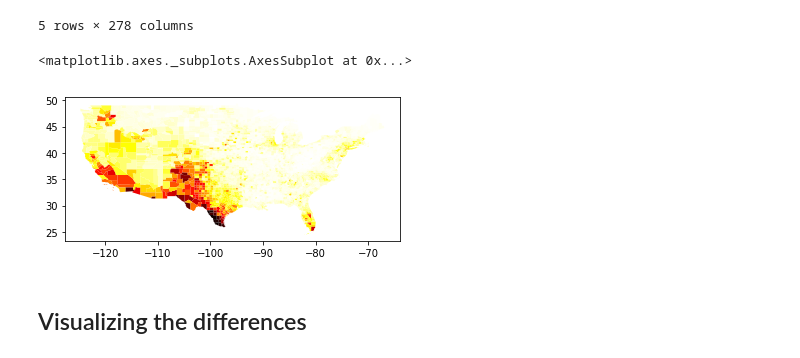
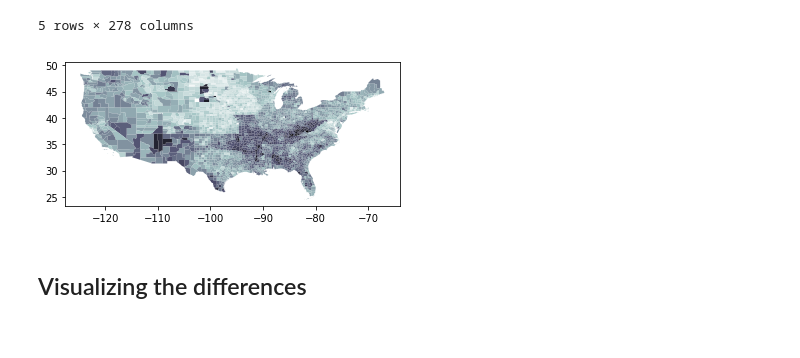
Before and after one commit to thomaspingel/geography_single_shot_notebooks, a Jupyter notebook: Group Differences using Geopandas, Pandas, and Scipy.stats.ipynb, the cells around one changed output. Saved outputs shown, nothing was run; the diff lists cells and outputs as text; code cells hidden in the pictures.

```diff
--- a/Group Differences using Geopandas, Pandas, and Scipy.stats.ipynb
+++ b/Group Differences using Geopandas, Pandas, and Scipy.stats.ipynb
@@ -97,10 +97,10 @@ gdf = counties.merge(df,left_on='geoid',right_on='fips_x')
 # %%
 # Mapping a variable:
 
-gdf.plot(column='Demographics - % Hispanic - 2019',cmap="hot_r")
+gdf.plot(column='Poor physical health days - Physically Unhealthy Days - 2019',cmap="bone_r")
+plt.savefig('poor_physical_health.png',dpi=300)
 # %% [output]
-<matplotlib.axes._subplots.AxesSubplot at 0x...>
-[figure, old version]
+[figure, new version]
 # %% [markdown]
 ## Visualizing the differences
 # %% [markdown]
```
Also changed, not shown: parts of 1 cell of this notebook, 17 other files.
